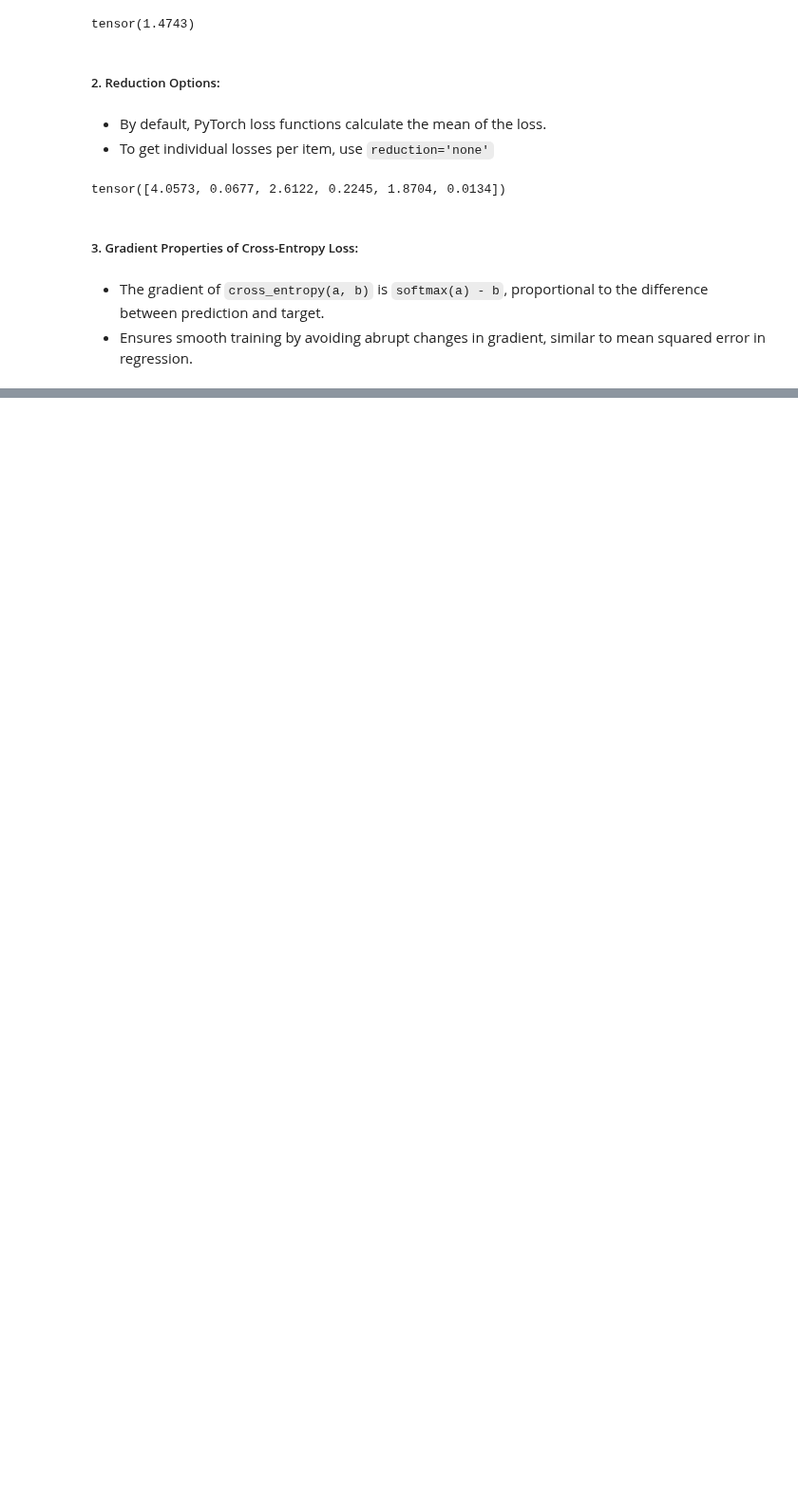
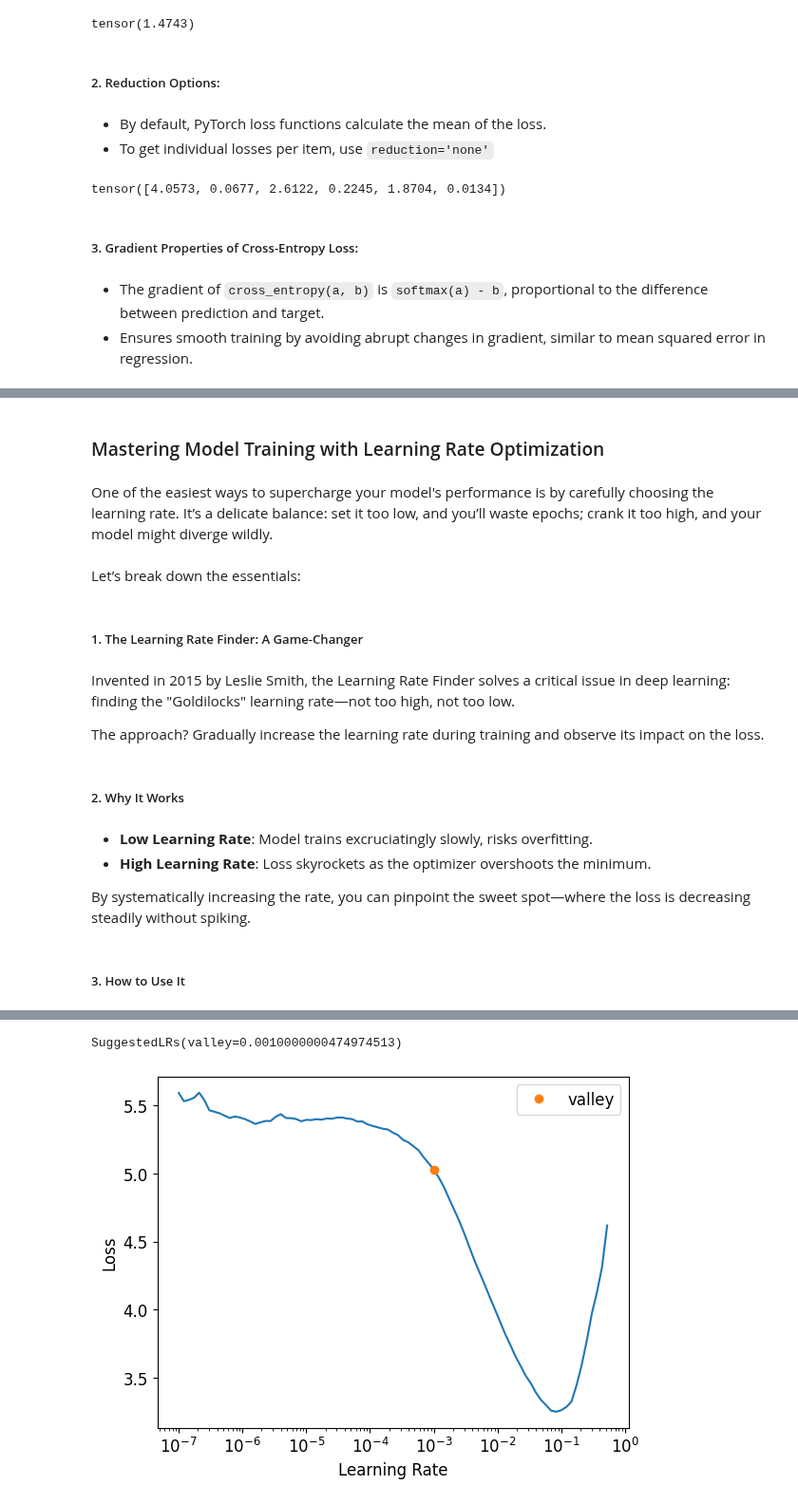
Before and after one commit to Firojpaudel/Machine-Learning-Notes, a Jupyter notebook: Practical Deep Learning For Coders/Chapter_5.ipynb, the cells around one changed output, grey strips where cells are left out. Shown at 95% size. Drawn from its saved outputs; the diff is of its cells as text; code cells hidden in the pictures; blank space fills up the shorter version.

```diff
--- a/Practical Deep Learning For Coders/Chapter_5.ipynb
+++ b/Practical Deep Learning For Coders/Chapter_5.ipynb
@@ -441,0 +464,31 @@ tensor([4.0573, 0.0677, 2.6122, 0.2245, 1.8704, 0.0134])
+# %% [markdown]
+### Mastering Model Training with Learning Rate Optimization
+# %% [markdown]
+One of the easiest ways to supercharge your model's performance is by carefully choosing the learning rate. It’s a delicate balance: set it too low, and you’ll waste epochs; crank it too high, and your model might diverge wildly.
+# %% [markdown]
+Let’s break down the essentials:
+# %% [markdown]
+##### 1. The Learning Rate Finder: A Game-Changer
+# %% [markdown]
+Invented in 2015 by Leslie Smith, the Learning Rate Finder solves a critical issue in deep learning: finding the "Goldilocks" learning rate—not too high, not too low.
+
+The approach? Gradually increase the learning rate during training and observe its impact on the loss.
+# %% [markdown]
+##### 2. Why It Works
+# %% [markdown]
+- **Low Learning Rate**: Model trains excruciatingly slowly, risks overfitting.
+- **High Learning Rate**: Loss skyrockets as the optimizer overshoots the minimum.
+
+By systematically increasing the rate, you can pinpoint the sweet spot—where the loss is decreasing steadily without spiking.
+# %% [markdown]
+##### 3. How to Use It
+# %%
+#@ Here’s the fastai workflow:
+
+'''
+  1. Run the learning rate finder
+'''
+
+learn = cnn_learner(dls, resnet34, metrics=error_rate)
+learn.lr_find()
+# %% [output]
@@ -441,0 +496,2 @@ tensor([4.0573, 0.0677, 2.6122, 0.2245, 1.8704, 0.0134])
+SuggestedLRs(valley=0.0010000000474974513)
+[figure, added]
```
Also changed, not shown: parts of 27 cells of this notebook.
